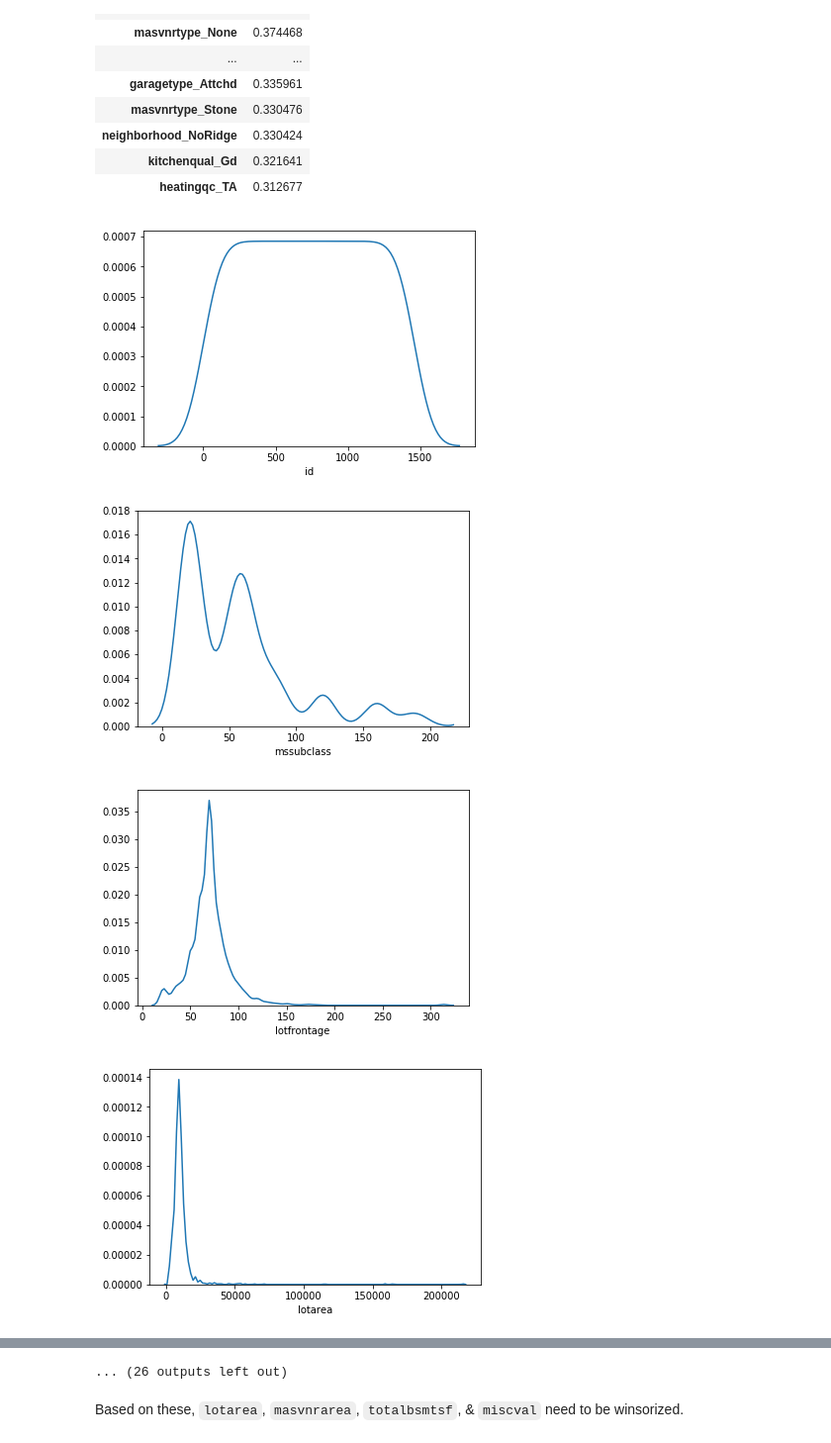
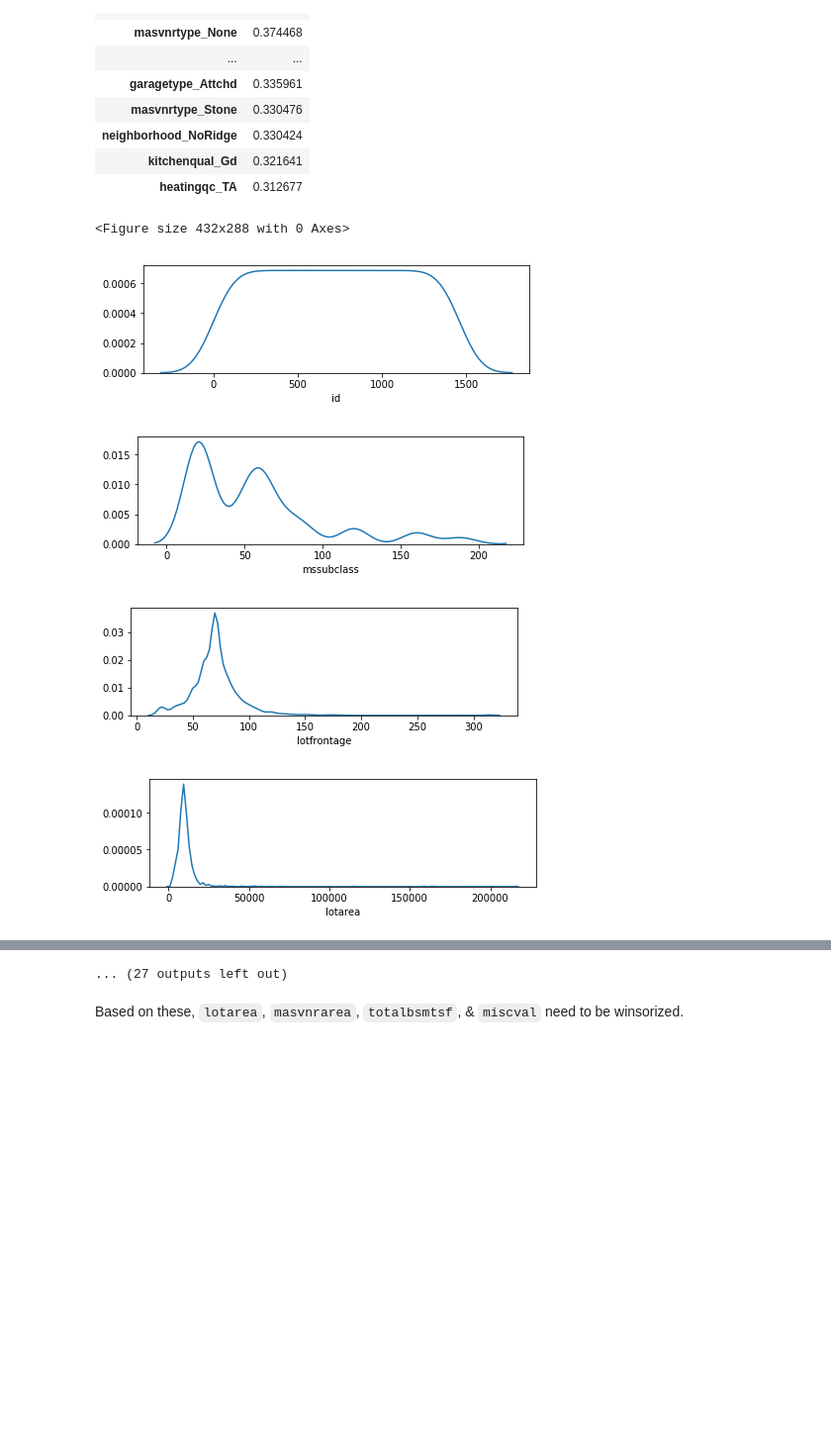
Before and after one commit to chrisoyer/thinkful_notes, a Jupyter notebook: Unit_2_supervised_learning/19/19.8_Regression_Challenge.ipynb, the cells around one changed output, grey strips where cells are left out. Shown at 99% size. Drawn from its saved outputs; the diff is of its cells as text; code cells hidden in the pictures; blank space fills up the shorter version.

```diff
--- a/Unit_2_supervised_learning/19/19.8_Regression_Challenge.ipynb
+++ b/Unit_2_supervised_learning/19/19.8_Regression_Challenge.ipynb
@@ -170,11 +170,13 @@ new_categories_df = pd.concat([new_categories_df.loc[:, new_categories_df.column
 # %%
 #review distributions of variables
 # categorical features have Bernoulli distribution
 for i, col in enumerate(house_df.filter(items=(house_df.columns[(house_df.dtypes.values != 'object').tolist()]), axis=1)):
     plt.figure(i)
+    plt.figure(figsize=(7,2))
     sns.distplot(new_categories_df[col], hist=False);
 # %% [output]
+<Figure size 432x288 with 0 Axes>
-[figure, old version]
+[figure, new version]
-[figure, old version]
+[figure, new version]
-[figure, old version]
+[figure, new version]
-[figure, old version]
+[figure, new version]
@@ -189,4 +190,4 @@ for i, col in enumerate(house_df.filter(items=(house_df.columns[(house_df.dtypes
-... (26 outputs left out)
+... (27 outputs left out)
 # %% [markdown]
 Based on these, `lotarea`, `masvnrarea`, `totalbsmtsf`, & `miscval` need to be winsorized.
 # %%
```
Also changed, not shown: parts of 12 cells of this notebook.
